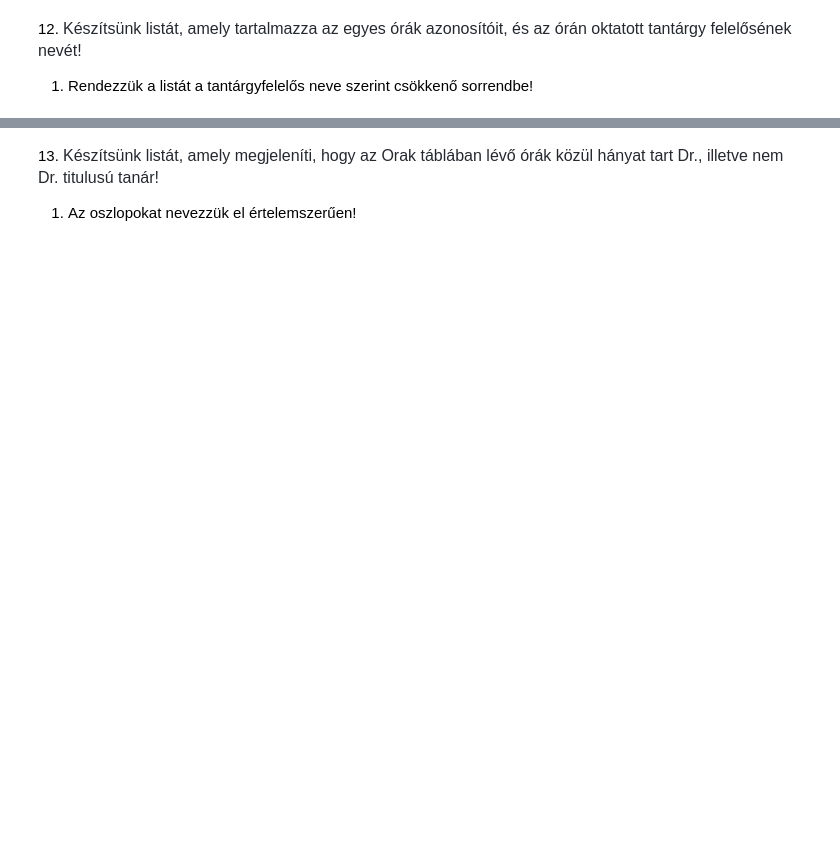
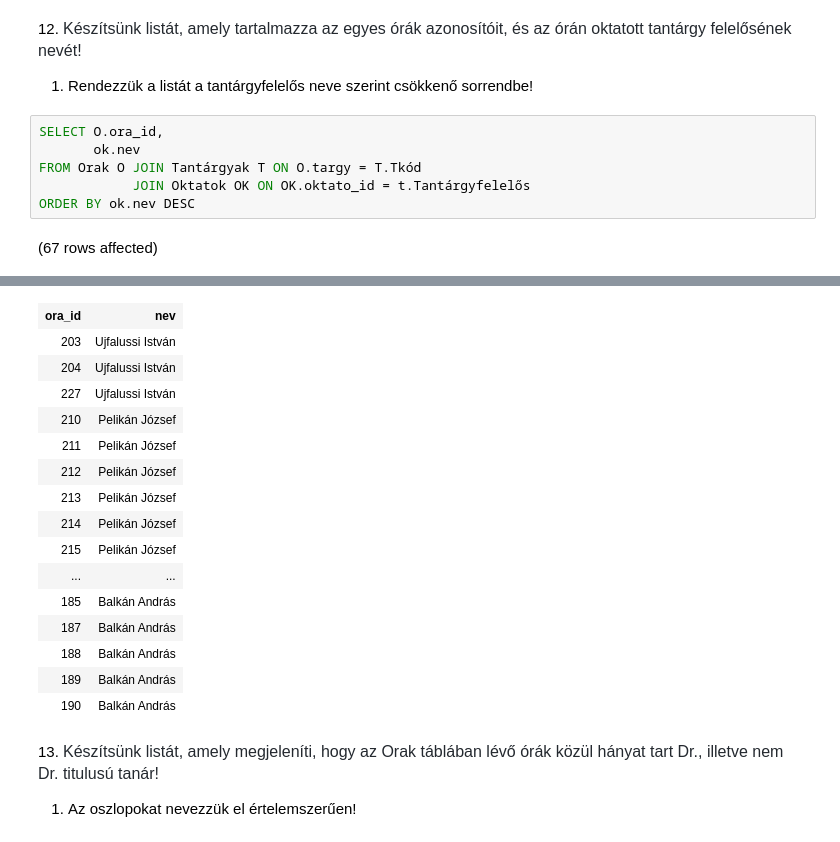
Before and after one commit to MedSzabolcs/SQL_G02, a Jupyter notebook: gyakorlat02_feladatok .ipynb, the cells around one changed output, grey strips where cells are left out. Cells and saved outputs as stored; diff of their text form; blank space fills up the shorter version.

```diff
--- a/gyakorlat02_feladatok .ipynb
+++ b/gyakorlat02_feladatok .ipynb
@@ -248,3 +277,11 @@ Total execution time: 00:00:00.035
 12. <span style="color: rgb(36, 41, 47); font-family: -apple-system, BlinkMacSystemFont, &quot;Segoe UI&quot;, Helvetica, Arial, sans-serif, &quot;Apple Color Emoji&quot;, &quot;Segoe UI Emoji&quot;; font-size: 16px;">Készítsünk listát, amely tartalmazza az egyes órák azonosítóit, és az órán oktatott tantárgy felelősének nevét!</span>
 
 1. Rendezzük a listát a tantárgyfelelős neve szerint csökkenő sorrendbe!
+# %%
+SELECT O.ora_id,
+       ok.nev
+FROM Orak O JOIN Tantárgyak T ON O.targy = T.Tkód
+            JOIN Oktatok OK ON OK.oktato_id = t.Tantárgyfelelős
+ORDER BY ok.nev DESC
+# %% [output]
+(67 rows affected)
@@ -251,3 +289,19 @@ Total execution time: 00:00:00.035
+| ora_id | nev |
+| 203 | Ujfalussi István |
+| 204 | Ujfalussi István |
+| 227 | Ujfalussi István |
+| 210 | Pelikán József |
+| 211 | Pelikán József |
+| 212 | Pelikán József |
+| 213 | Pelikán József |
+| 214 | Pelikán József |
+| 215 | Pelikán József |
+| ... | ... |
+| 185 | Balkán András |
+| 187 | Balkán András |
+| 188 | Balkán András |
+| 189 | Balkán András |
+| 190 | Balkán András |
 # %% [markdown]
 13. <span style="color: rgb(36, 41, 47); font-family: -apple-system, BlinkMacSystemFont, &quot;Segoe UI&quot;, Helvetica, Arial, sans-serif, &quot;Apple Color Emoji&quot;, &quot;Segoe UI Emoji&quot;; font-size: 16px;">Készítsünk listát, amely megjeleníti, hogy az Orak táblában lévő órák közül hányat tart Dr., illetve nem Dr. titulusú tanár!</span>
 
```
Also changed, not shown: parts of 7 cells of this notebook.
